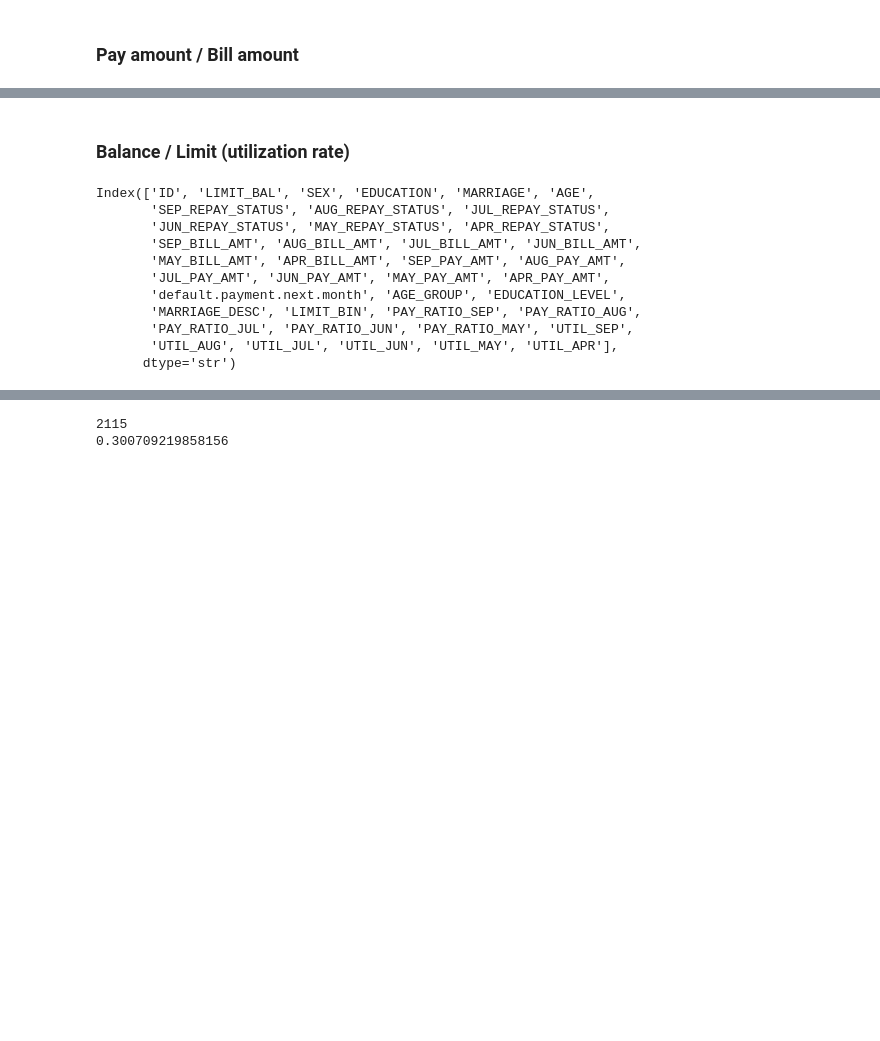
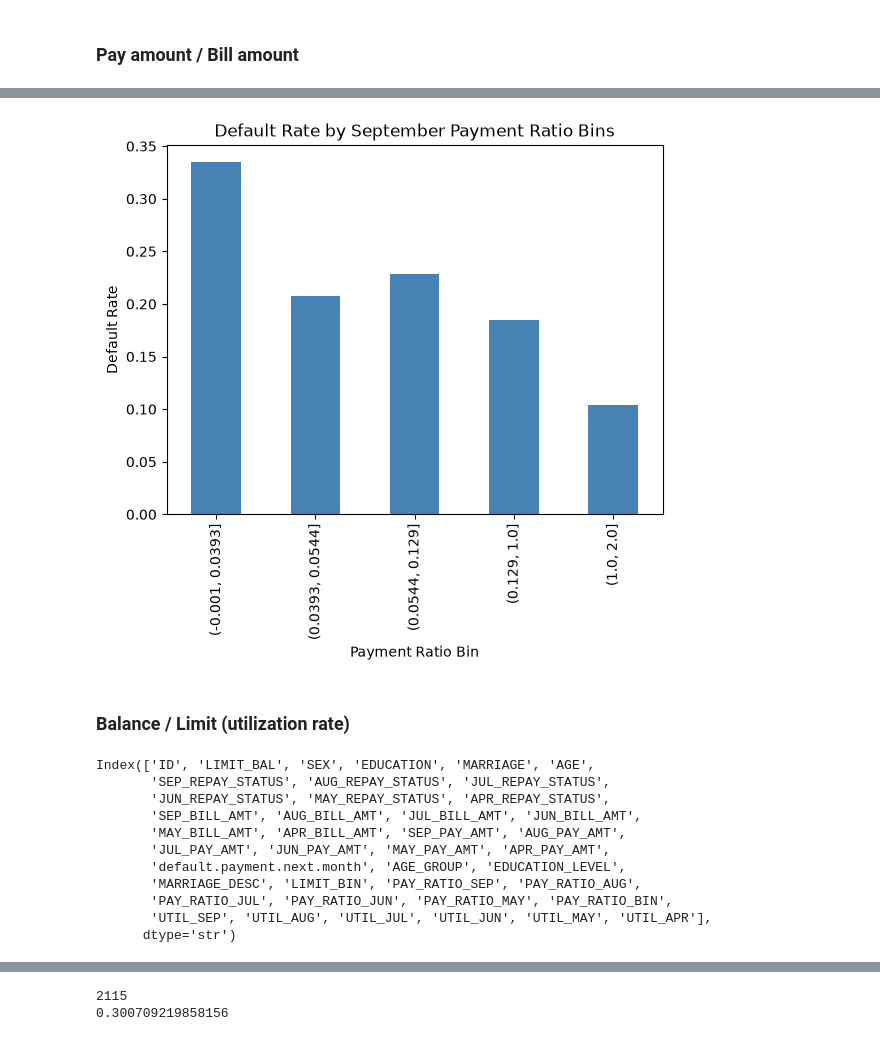
Before and after one commit to veronicakwon/predicting_credit_card_payment, a Jupyter notebook: notebooks/03_feature_engineering.ipynb, the cells around one changed output, grey strips where cells are left out. Drawn from its saved outputs; the diff is of its cells as text; code cells hidden in the pictures; blank space fills up the shorter version.

```diff
--- a/notebooks/03_feature_engineering.ipynb
+++ b/notebooks/03_feature_engineering.ipynb
@@ -90,0 +102,4 @@ feat = add_payment_ratio(raw)
+# %%
+feat['PAY_RATIO_BIN'] = pd.qcut(feat['PAY_RATIO_SEP'], 5)
+pay_ratio_bin = feat.groupby('PAY_RATIO_BIN')['default.payment.next.month'].agg(['mean','count'])
+pay_ratio_bin
@@ -91,3 +114,7 @@ feat = add_payment_ratio(raw)
+# %%
+ax =pay_ratio_bin['mean'].plot(kind='bar', title='Default Rate by September Payment Ratio Bins', ylabel='Default Rate', xlabel='Payment Ratio Bin', color = 'steelblue')
+# %% [output]
+[figure, added]
 # %% [markdown]
 ### Balance / Limit (utilization rate)
 # %%
@@ -113,6 +140,6 @@ Index(['ID', 'LIMIT_BAL', 'SEX', 'EDUCATION', 'MARRIAGE', 'AGE',
        'JUL_PAY_AMT', 'JUN_PAY_AMT', 'MAY_PAY_AMT', 'APR_PAY_AMT',
        'default.payment.next.month', 'AGE_GROUP', 'EDUCATION_LEVEL',
        'MARRIAGE_DESC', 'LIMIT_BIN', 'PAY_RATIO_SEP', 'PAY_RATIO_AUG',
-       'PAY_RATIO_JUL', 'PAY_RATIO_JUN', 'PAY_RATIO_MAY', 'UTIL_SEP',
-       'UTIL_AUG', 'UTIL_JUL', 'UTIL_JUN', 'UTIL_MAY', 'UTIL_APR'],
+       'PAY_RATIO_JUL', 'PAY_RATIO_JUN', 'PAY_RATIO_MAY', 'PAY_RATIO_BIN',
+       'UTIL_SEP', 'UTIL_AUG', 'UTIL_JUL', 'UTIL_JUN', 'UTIL_MAY', 'UTIL_APR'],
       dtype='str')
```
Also changed, not shown: parts of 11 cells of this notebook, 1 other file.
